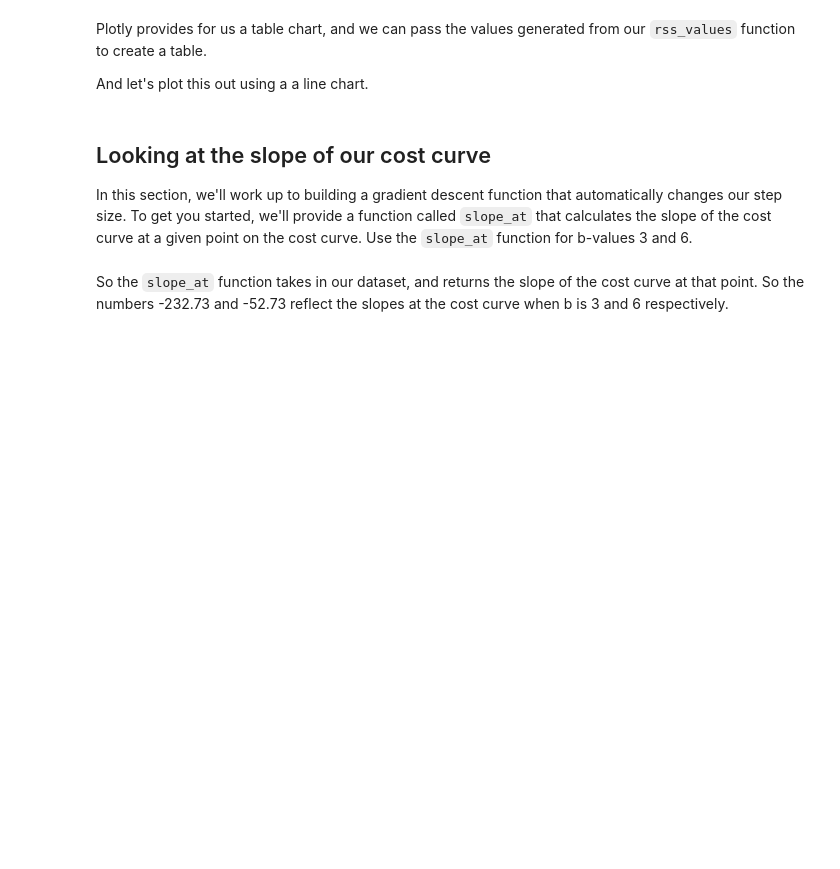
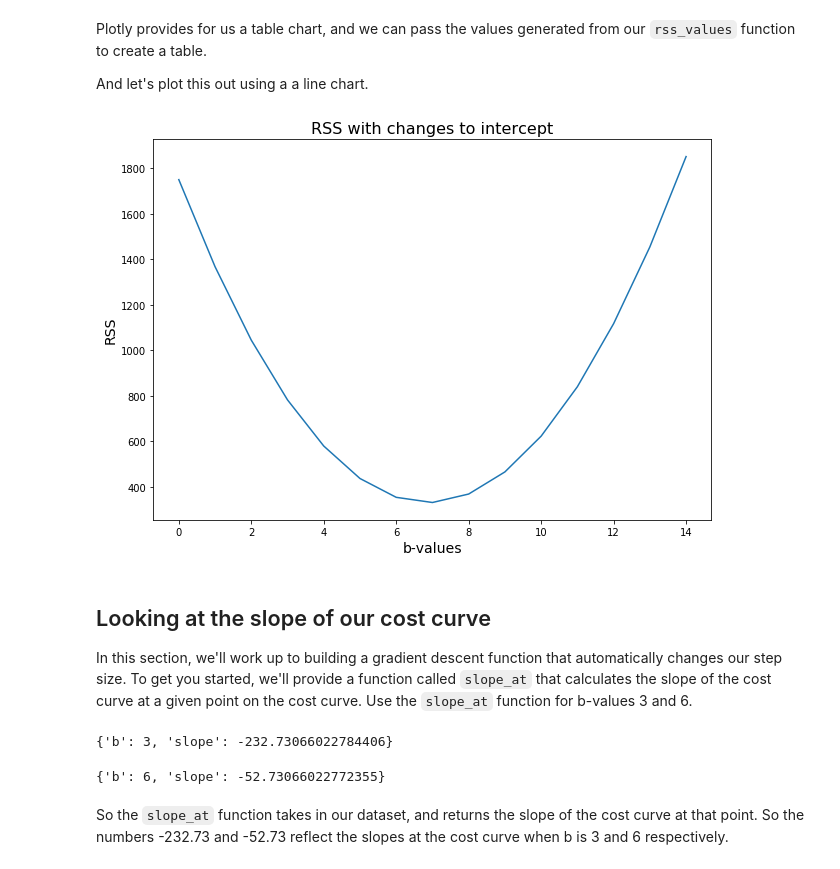
Before and after one commit to jirvingphd/fsds_pt_100719_cohort_notes, a Jupyter notebook: labs_from_class/sect_23_derivatives/sect_23_gradient_descent_step_size_lab_SG.ipynb, the cells around one changed output. Drawn from its saved outputs; the diff is of its cells as text; code cells hidden in the pictures; blank space fills up the shorter version.

```diff
--- a/labs_from_class/sect_23_derivatives/sect_23_gradient_descent_step_size_lab_SG.ipynb
+++ b/labs_from_class/sect_23_derivatives/sect_23_gradient_descent_step_size_lab_SG.ipynb
@@ -71,7 +72,16 @@ def rss_values(x_values, y_values, m, b_values):
+# %%
+import pandas as pd
+def rss_values(x_values, y_values, m, b_values):
+    res=[['b','RSS']]
+    for b in b_values:
+        res.append([b, residual_sum_squares(x_values, y_values, m,b)])
+
+    return pd.DataFrame(res[1:],columns=res[0])
 # %% [markdown]
 Now loop over a list with $b$ values between 0 and 14 with steps of 0.5. Store it in bval_RSS. Print out the resulting table.
 # %%
 import sys
 b_val = list(range(0, 15, 1))
-bval_RSS = None
-np.savetxt(sys.stdout, bval_RSS, '%16.2f')  #this line is to round your result, which will make things look nicer.
+bval_RSS = rss_values(x,y,43,b_val)
+# np.savetxt(sys.stdout, bval_RSS, '%16.2f')  #this line is to round your result, which will make things look nicer.
+bval_RSS.sort_values(by='RSS')
@@ -81,10 +108,12 @@ Plotly provides for us a table chart, and we can pass the values generated from
 And let's plot this out using a a line chart.
 # %%
 plt.figure(figsize=(10,7))
-plt.plot(bval_RSS[:,0], bval_RSS[:,1], '-')
+plt.plot(bval_RSS['b'], bval_RSS['RSS'], '-')
 plt.xlabel("b-values", fontsize=14)
 plt.ylabel("RSS", fontsize=14)
 plt.title("RSS with changes to intercept", fontsize=16);
+# %% [output]
+[figure, added]
 # %% [markdown]
 ## Looking at the slope of our cost curve
 
@@ -99,12 +128,16 @@ def slope_at(x_values, y_values, m, b):
     return {'b': b, 'slope': slope}
 # %%
 # Use slope_at
-
+slope_at(x,y,43,3)
 #{'b': 3, 'slope': -232.73066022784406}
+# %% [output]
+{'b': 3, 'slope': -232.73066022784406}
 # %%
 # Use slope_at
-
-{'b': 6, 'slope': -52.73066022772355}
+slope_at(x,y,43,6)
+#{'b': 6, 'slope': -52.73066022772355}
+# %% [output]
+{'b': 6, 'slope': -52.73066022772355}
 # %% [markdown]
 So the `slope_at` function takes in our dataset, and returns the slope of the cost curve at that point.  So the numbers -232.73 and -52.73 reflect the slopes at the cost curve when b is 3 and 6 respectively.
 # %%
```
Also changed, not shown: parts of 20 cells of this notebook, 2 other files.
